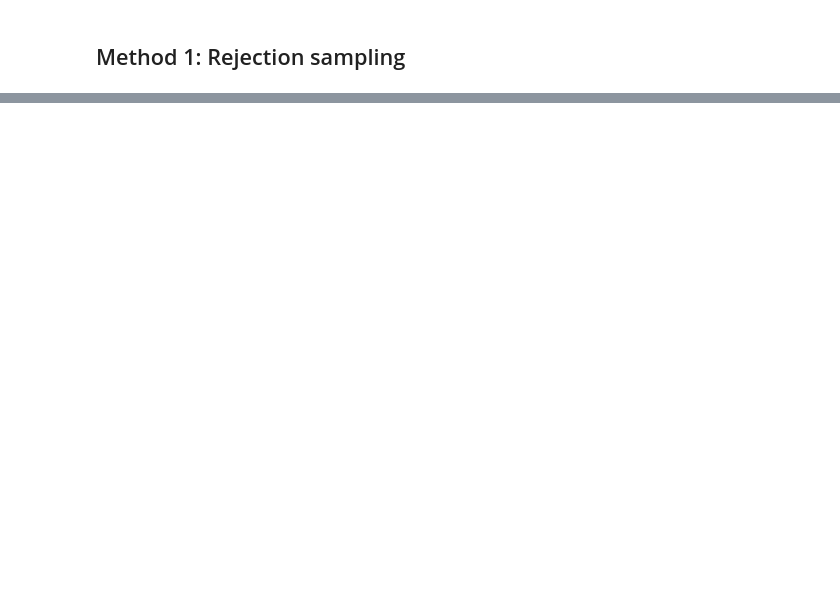
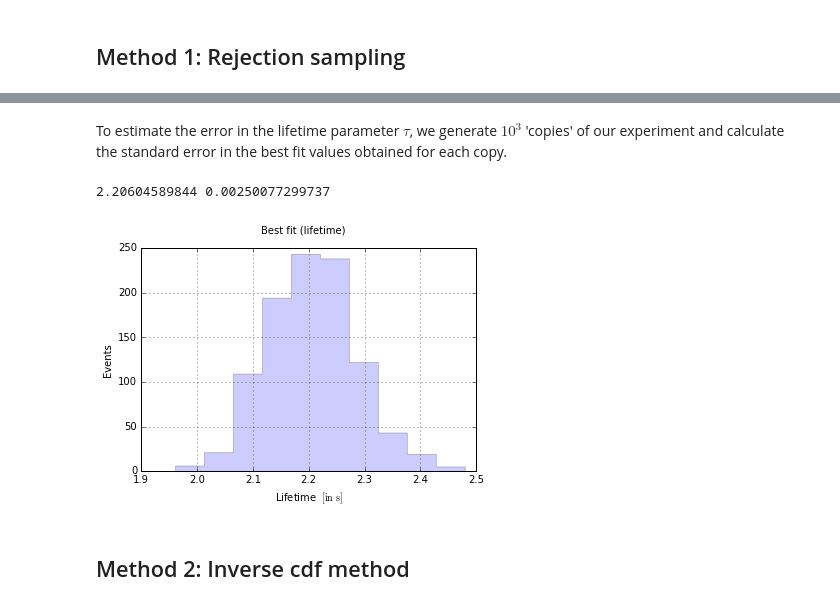
Before and after one commit to jtbuch/PHYS2010-F17-examples, a Jupyter notebook: muon_jupyter.ipynb, the cells around one changed output, grey strips where cells are left out. Cells and saved outputs as stored; diff of their text form; code cells hidden in the pictures; blank space fills up the shorter version.

```diff
--- a/muon_jupyter.ipynb
+++ b/muon_jupyter.ipynb
@@ -175,0 +154,48 @@ plt.savefig(outfilepath + 'chisq_fit.pdf')
+# %% [markdown]
+To estimate the error in the lifetime parameter $\tau$, we generate $10^3$ 'copies' of our experiment and calculate the standard error in the best fit values obtained for each copy.
+# %%
+tau_fit = []
+likhood = []
+no_of_samples = 1000
+for i in range(no_of_samples):
+
+	signal = []
+	count = 1
+	count_tot = 1
+	while count <= (sig_samples+bkg_samples):
+		count_tot += 1
+		x = stop_t*np.random.random()
+		y = np.random.random()
+		if y <= exp_func(x, tau):
+			signal.append(x)
+			count += 1
+
+
+#perform likelihood fit to data
+	def likelihood_fit(params):
+		lifetime = params
+		logll = np.sum([np.log((0.714/(lifetime*(1 - np.exp(-stop_t/lifetime))))*np.exp(-signal[i]/lifetime) + (0.286/20)) for i in range(len(signal))])
+		return -logll
+
+	init_params = [1,]
+	result = minimize(likelihood_fit, init_params, method='nelder-mead')
+	tau_fit.append(result.x[0])
+	likhood.append(-likelihood_fit(result.x[0]))
+
+print np.average(tau_fit), np.sqrt(np.var(tau_fit)/len(tau_fit))  #mean and variance in lifetime calculation
+# %% [output]
+2.20604589844 0.00250077299737
+# %%
+fig, ax = plt.subplots(1, 1)
+plt.hist(tau_fit, histtype='stepfilled', color='blue', alpha=0.2, label='histogram')
+# plt.xlim(0, 20)
+plt.xlabel(r'Lifetime $\; [ \mathrm{in \ s} ]$')
+plt.ylabel(r'Events')
+plt.suptitle('Best fit (lifetime)')
+# plt.legend(loc='upper right', frameon=False)
+plt.grid()
+plt.savefig(outfilepath + 'lifetime_fit.pdf')
+# %% [output]
+[figure, added]
+# %% [markdown]
+## Method 2: Inverse cdf method
```
Also changed, not shown: parts of 21 cells of this notebook.
